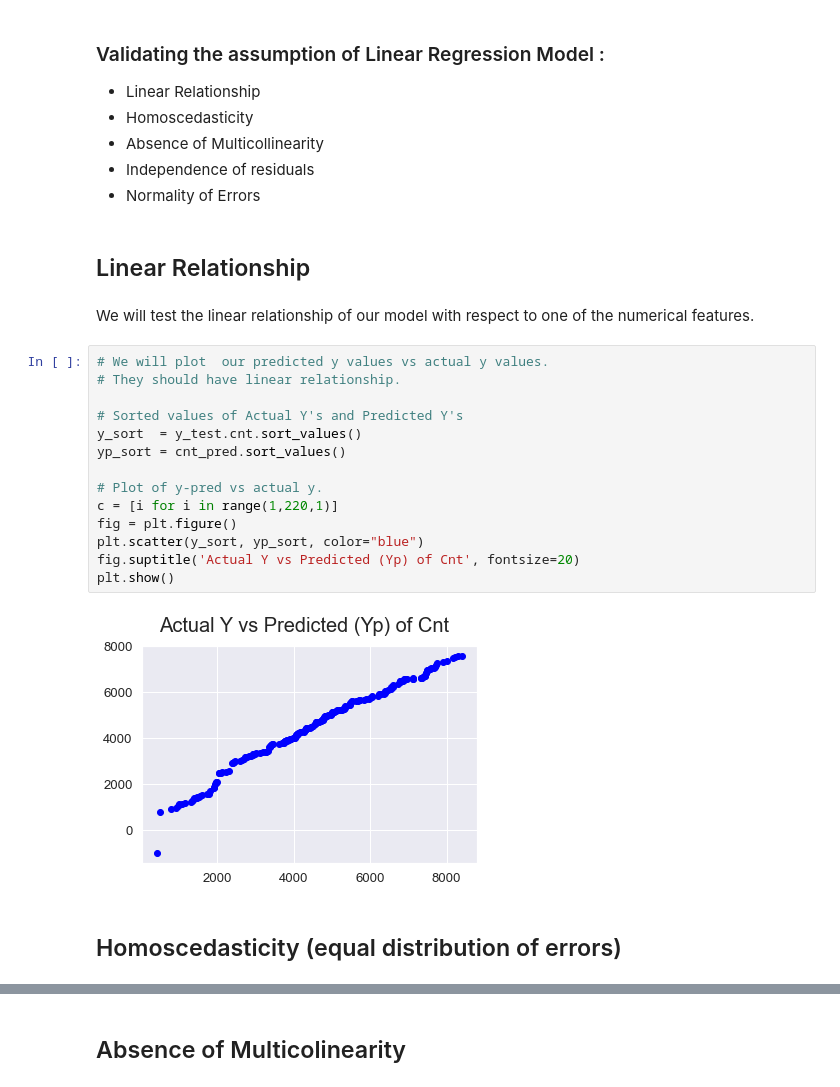
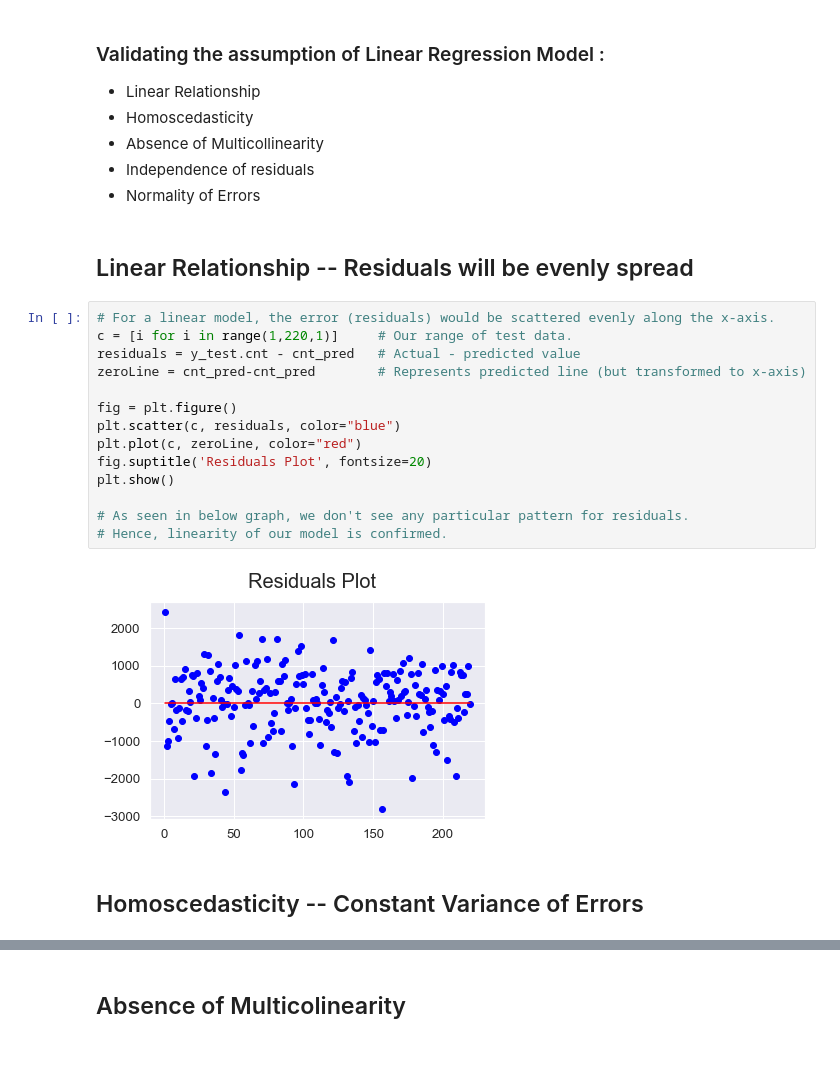
Before and after one commit to Monica05-aadi/Bike_LinearRegression, a Jupyter notebook: Bike Assignment.ipynb, the cells around one changed output, grey strips where cells are left out. Cells and saved outputs as stored; diff of their text form; blank space fills up the shorter version.

Commit message:
Refined  Linear Regression Assumptions & corresponding docx file.

```diff
--- a/Bike Assignment.ipynb
+++ b/Bike Assignment.ipynb
@@ -552,25 +552,23 @@ X_test.shape
 - Independence of residuals
 - Normality of Errors
 # %% [markdown]
-## Linear Relationship
+## Linear Relationship -- Residuals will be evenly spread
-# %% [markdown]
-We will test the linear relationship of our model with respect to one of the numerical features.
-# %%
-# We will plot  our predicted y values vs actual y values.
-# They should have linear relationship.
-
-# Sorted values of Actual Y's and Predicted Y's
-y_sort  = y_test.cnt.sort_values()
-yp_sort = cnt_pred.sort_values()
-
-# Plot of y-pred vs actual y.
-c = [i for i in range(1,220,1)]
-fig = plt.figure()
-plt.scatter(y_sort, yp_sort, color="blue")
-fig.suptitle('Actual Y vs Predicted (Yp) of Cnt', fontsize=20)
-plt.show()
-# %% [output]
-[figure, removed]
+# %%
+# For a linear model, the error (residuals) would be scattered evenly along the x-axis.
+c = [i for i in range(1,220,1)]     # Our range of test data.
+residuals = y_test.cnt - cnt_pred   # Actual - predicted value
+zeroLine = cnt_pred-cnt_pred        # Represents predicted line (but transformed to x-axis)
+
+fig = plt.figure()
+plt.scatter(c, residuals, color="blue")
+plt.plot(c, zeroLine, color="red")
+fig.suptitle('Residuals Plot', fontsize=20)
+plt.show()
+
+# As seen in below graph, we don't see any particular pattern for residuals.
+# Hence, linearity of our model is confirmed.
+# %% [output]
+[figure, added]
 # %% [markdown]
-## Homoscedasticity (equal distribution of errors)
+## Homoscedasticity -- Constant Variance of Errors
 # %%
```
Also changed, not shown: parts of 19 cells of this notebook, 1 other file.
